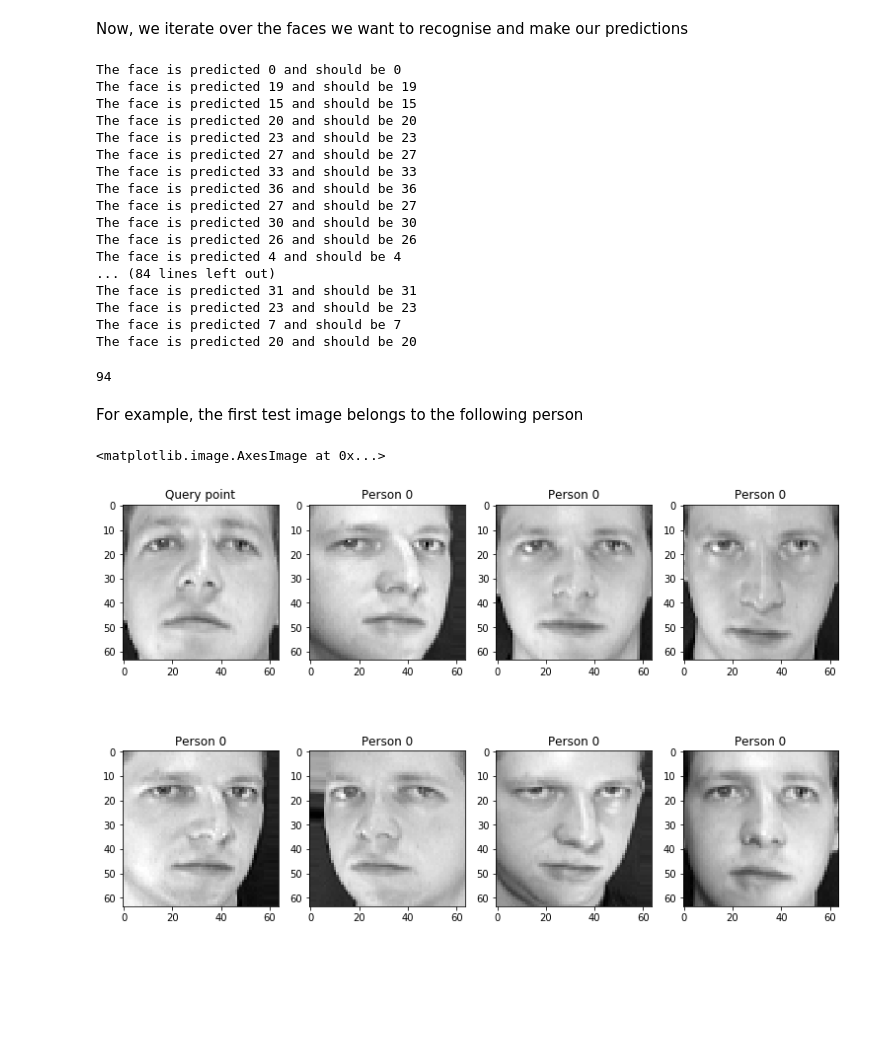
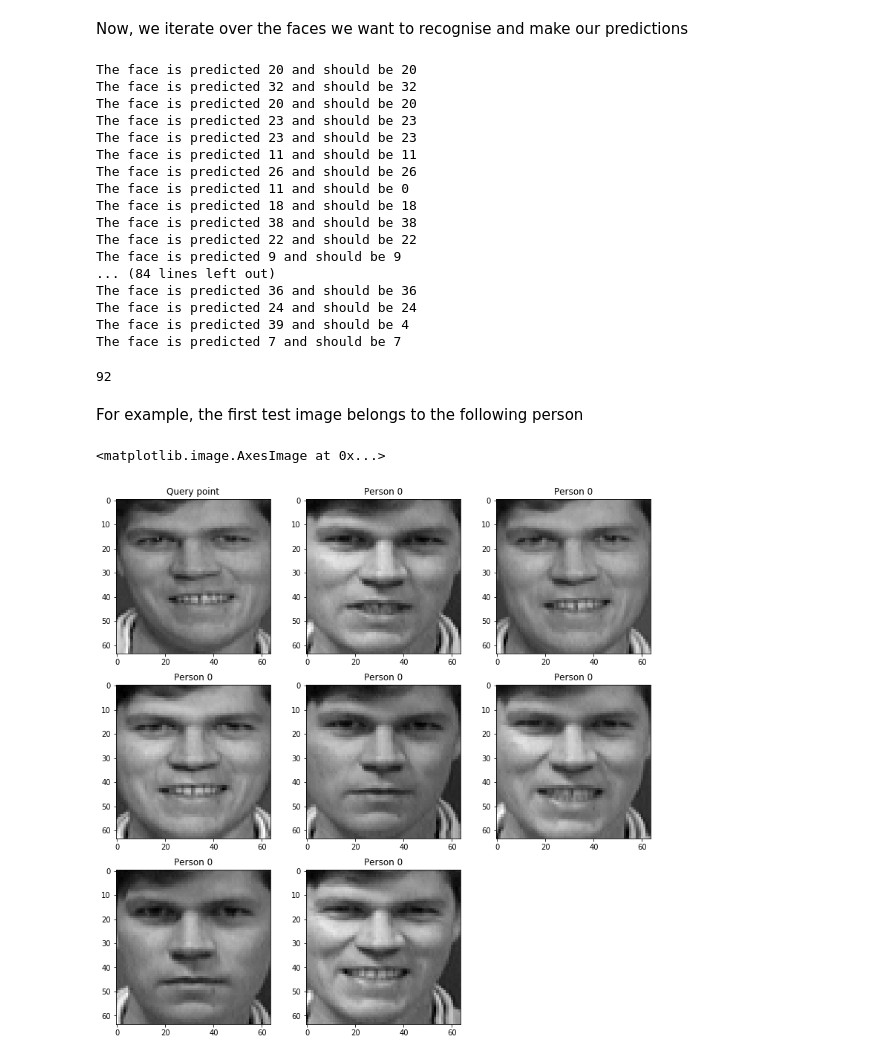
Before and after one commit to juanlaura/Datos, a Jupyter notebook: SVD/Singular Value Decomposition with Eigenfaces.ipynb, the cells around one changed output. Cells and saved outputs as stored; diff of their text form; code cells hidden in the pictures; blank space fills up the shorter version.

Commit message:
Fix when obtaining query point to show similarity

```diff
--- a/SVD/Singular Value Decomposition with Eigenfaces.ipynb
+++ b/SVD/Singular Value Decomposition with Eigenfaces.ipynb
@@ -110,44 +111,48 @@ ypredicted = []
 for i in range (Xtest.shape[0]):
     data_point = Xtest[i,:]
     coordinates_in_vt = np.dot(most_important_eigenfaces,data_point)
-    ypredicted.append(ytrain[tree.query(coordinates_in_vt)[1]])
+    nearest_neighbor_of_data_point = tree.query(coordinates_in_vt)[1]
+    ypredicted.append(ytrain[nearest_neighbor_of_data_point])
     print("The face is predicted %d and should be %d" % (ypredicted[i],ytest[i]))
 # %% [output]
-The face is predicted 0 and should be 0
-The face is predicted 19 and should be 19
-The face is predicted 15 and should be 15
+The face is predicted 20 and should be 20
+The face is predicted 32 and should be 32
 The face is predicted 20 and should be 20
 The face is predicted 23 and should be 23
-The face is predicted 27 and should be 27
-The face is predicted 33 and should be 33
+The face is predicted 23 and should be 23
+The face is predicted 11 and should be 11
+The face is predicted 26 and should be 26
+The face is predicted 11 and should be 0
+The face is predicted 18 and should be 18
+The face is predicted 38 and should be 38
+The face is predicted 22 and should be 22
+The face is predicted 9 and should be 9
+... (84 lines left out)
 The face is predicted 36 and should be 36
-The face is predicted 27 and should be 27
-The face is predicted 30 and should be 30
-The face is predicted 26 and should be 26
-The face is predicted 4 and should be 4
-... (84 lines left out)
-The face is predicted 31 and should be 31
-The face is predicted 23 and should be 23
+The face is predicted 24 and should be 24
+The face is predicted 39 and should be 4
 The face is predicted 7 and should be 7
-The face is predicted 20 and should be 20
 # %%
 from sklearn.metrics import accuracy_score
 accuracy_score(ytest, ypredicted, normalize=False)
 # %% [output]
-94
+92
 # %% [markdown]
 For example, the first test image belongs to the following person
 # %%
+query_person = 1 ## This is the first image that was predicted
+predicted_image = ypredicted[query_person]
+indexes = np.argwhere(ytrain == predicted_image)
+
 plt.figure(figsize=(13,13))
-indexes = np.argwhere(ytrain == 0)
 for i in range(1,indexes.size):
-    plt.subplot(3,4,i+1)
+    plt.subplot(3,3,i+1)
     plt.title("Person "+str(faces_target[i]))
     plt.imshow(Xtrain[indexes[i]].reshape(64,64), cmap='gray')
 
-plt.subplot(3,4,1)
+plt.subplot(3,3,1)
 plt.title("Query point")
-plt.imshow(Xtest[0].reshape(64,64), cmap='gray')
+plt.imshow(Xtest[query_person].reshape(64,64), cmap='gray')
 # %% [output]
 <matplotlib.image.AxesImage at 0x...>
-[figure, old version]
+[figure, new version]
```
Also changed, not shown: parts of 3 cells of this notebook.
